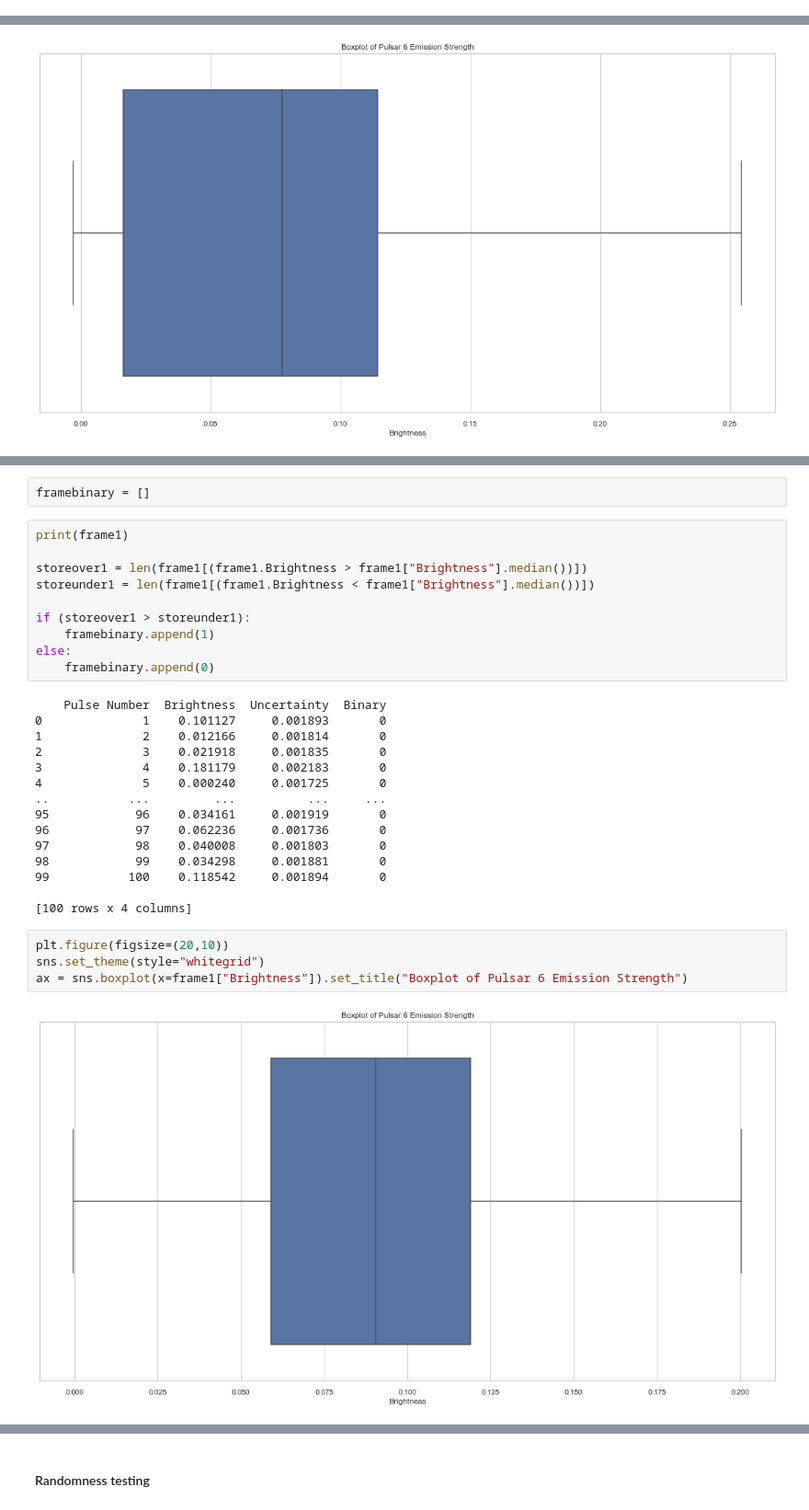
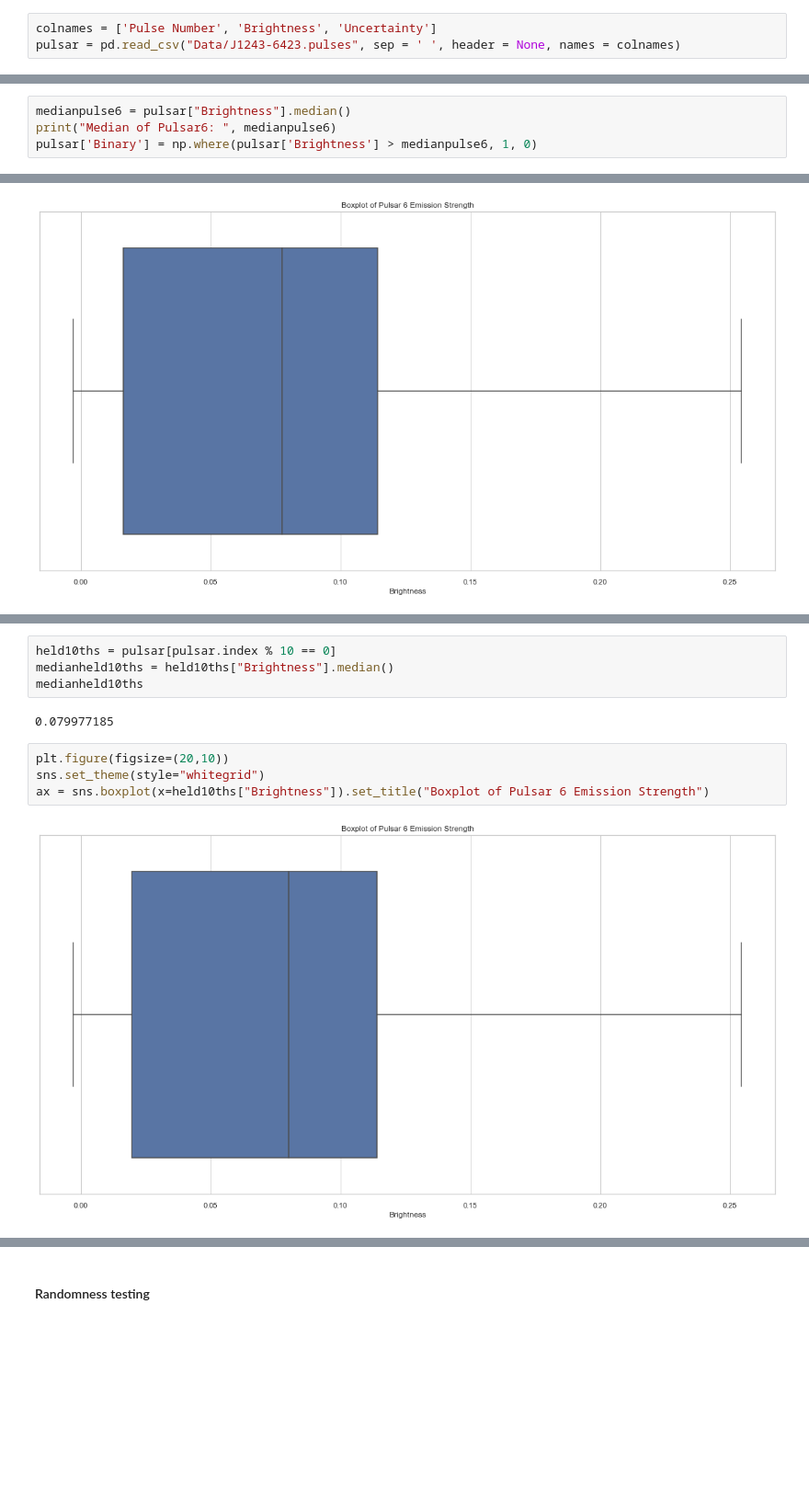
Before and after one commit to doughnutgod/PulsarPioneers, a Jupyter notebook: pulsar4.ipynb, the cells around one changed output, grey strips where cells are left out. Shown at 92% size. Cells and saved outputs as stored; diff of their text form; blank space fills up the shorter version.

```diff
--- a/pulsar4.ipynb
+++ b/pulsar4.ipynb
@@ -272,0 +57,3 @@ Text(0.5, 1.0, 'distribution of Pulsar 6 binary assignments')
+# %%
+colnames = ['Pulse Number', 'Brightness', 'Uncertainty']
+pulsar = pd.read_csv("Data/J1243-6423.pulses", sep = ' ', header = None, names = colnames)
@@ -272,0 +120,4 @@ Text(0.5, 1.0, 'distribution of Pulsar 6 binary assignments')
+# %%
+medianpulse6 = pulsar["Brightness"].median()
+print("Median of Pulsar6: ", medianpulse6)
+pulsar['Binary'] = np.where(pulsar['Brightness'] > medianpulse6, 1, 0)
@@ -551,36 +484,15 @@ Median of Pulsar6:  0.098015765
-# %%
-framebinary = []
-# %%
-print(frame1)
-
-storeover1 = len(frame1[(frame1.Brightness > frame1["Brightness"].median())])
-storeunder1 = len(frame1[(frame1.Brightness < frame1["Brightness"].median())])
-
-if (storeover1 > storeunder1):
-    framebinary.append(1)
-else:
-    framebinary.append(0)
-# %% [output]
-    Pulse Number  Brightness  Uncertainty  Binary
-0              1    0.101127     0.001893       0
-1              2    0.012166     0.001814       0
-2              3    0.021918     0.001835       0
-3              4    0.181179     0.002183       0
-4              5    0.000240     0.001725       0
-..           ...         ...          ...     ...
-95            96    0.034161     0.001919       0
-96            97    0.062236     0.001736       0
-97            98    0.040008     0.001803       0
-98            99    0.034298     0.001881       0
-99           100    0.118542     0.001894       0
-
-[100 rows x 4 columns]
+# %%
+held10ths = pulsar[pulsar.index % 10 == 0]
+medianheld10ths = held10ths["Brightness"].median()
+medianheld10ths
+# %% [output]
+0.079977185
 # %%
 plt.figure(figsize=(20,10))
 sns.set_theme(style="whitegrid")
-ax = sns.boxplot(x=frame1["Brightness"]).set_title("Boxplot of Pulsar 6 Emission Strength")
+ax = sns.boxplot(x=held10ths["Brightness"]).set_title("Boxplot of Pulsar 6 Emission Strength")
 # %% [output]
-[figure, old version]
+[figure, new version]
 # %%
 plt.figure(figsize=(20,10))
 sns.set_style("darkgrid", {"axes.facecolor": ".75"})
```
Also changed, not shown: parts of 99 cells of this notebook, 32 other files.
